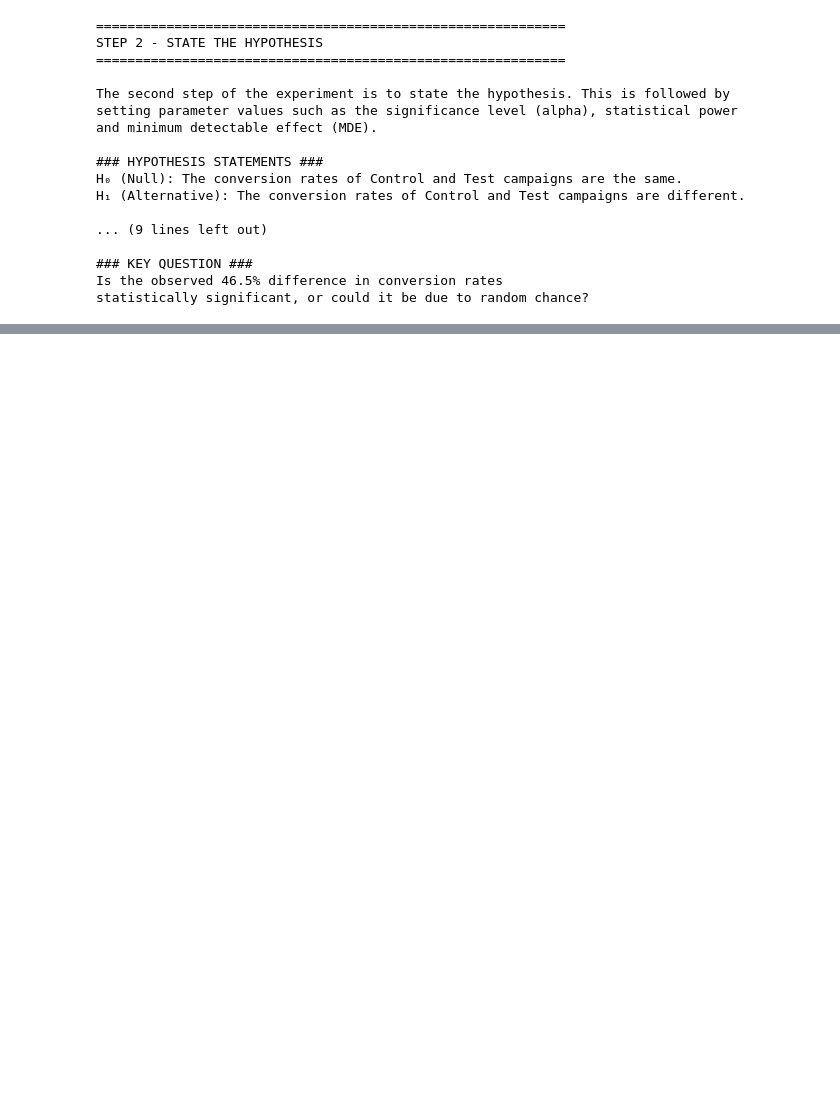
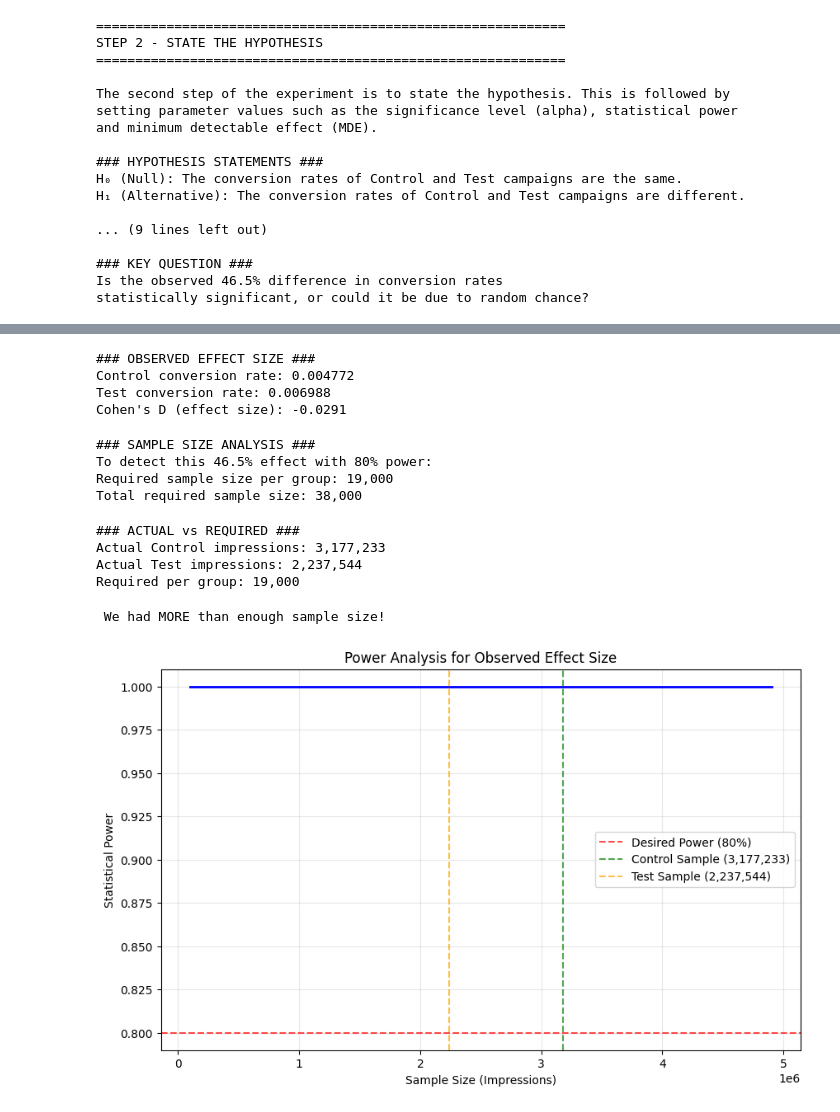
Before and after one commit to nehagovekar/marketing-campaign-ab-testing, a Jupyter notebook: marketing_campaign_ab_testing.ipynb, the cells around one changed output, grey strips where cells are left out. Drawn from its saved outputs; the diff is of its cells as text; code cells hidden in the pictures; blank space fills up the shorter version.

```diff
--- a/marketing_campaign_ab_testing.ipynb
+++ b/marketing_campaign_ab_testing.ipynb
@@ -458,0 +519,77 @@ statistically significant, or could it be due to random chance?
+# %%
+# Calculate observed effect size
+p_control = control_metrics['conversion_rate']
+p_test = test_metrics['conversion_rate']
+
+# Calculate Cohen's D for the observed difference
+cohen_D = sm.stats.proportion_effectsize(p_control, p_test)
+
+print(f"### OBSERVED EFFECT SIZE ###")
+print(f"Control conversion rate: {p_control:.6f}")
+print(f"Test conversion rate: {p_test:.6f}")
+print(f"Cohen's D (effect size): {cohen_D:.4f}")
+# %% [output]
+### OBSERVED EFFECT SIZE ###
+Control conversion rate: 0.004772
+Test conversion rate: 0.006988
+Cohen's D (effect size): -0.0291
+# %%
+# Calculate what sample size would have been needed for this effect
+alpha = 0.05
+power = 0.80
+
+n_required = tt_ind_solve_power(effect_size=cohen_D, power=power, alpha=alpha)
+n_required = int(round(n_required, -3))
+
+print(f"\n### SAMPLE SIZE ANALYSIS ###")
+print(f"To detect this {((p_test/p_control)-1)*100:.1f}% effect with 80% power:")
+print(f"Required sample size per group: {n_required:,}")
+print(f"Total required sample size: {n_required*2:,}")
+# %% [output]
+### SAMPLE SIZE ANALYSIS ###
+To detect this 46.5% effect with 80% power:
+Required sample size per group: 19,000
+Total required sample size: 38,000
+# %%
+# Compare to actual sample sizes
+actual_control_n = len(control_clean) * control_clean['num_Impressions'].mean()
+actual_test_n = len(test_clean) * test_clean['num_Impressions'].mean()
+
+print(f"\n### ACTUAL vs REQUIRED ###")
+print(f"Actual Control impressions: {control_metrics['total_impressions']:,.0f}")
+print(f"Actual Test impressions: {test_metrics['total_impressions']:,.0f}")
+print(f"Required per group: {n_required:,}")
+# %% [output]
+### ACTUAL vs REQUIRED ###
+Actual Control impressions: 3,177,233
+Actual Test impressions: 2,237,544
+Required per group: 19,000
+# %%
+if control_metrics['total_impressions'] > n_required and test_metrics['total_impressions'] > n_required:
+    print(" We had MORE than enough sample size!")
+else:
+    print(" We may have been underpowered")
+# %% [output]
+ We had MORE than enough sample size!
+# %%
+
+# Power analysis visualization
+ttest_power = TTestIndPower()
+sample_range = np.arange(100000, 5000000, 100000)
+power_curve = ttest_power.solve_power(effect_size=cohen_D, nobs1=sample_range, alpha=alpha)
+
+plt.figure(figsize=(10, 6))
+plt.plot(sample_range, power_curve, 'b-', linewidth=2)
+plt.axhline(0.8, linestyle='--', color='red', label='Desired Power (80%)', alpha=0.7)
+plt.axvline(control_metrics['total_impressions'], linestyle='--', color='green',
+            label=f'Control Sample ({control_metrics["total_impressions"]:,.0f})', alpha=0.7)
+plt.axvline(test_metrics['total_impressions'], linestyle='--', color='orange',
+            label=f'Test Sample ({test_metrics["total_impressions"]:,.0f})', alpha=0.7)
+plt.xlabel('Sample Size (Impressions)')
+plt.ylabel('Statistical Power')
+plt.title('Power Analysis for Observed Effect Size')
+plt.grid(True, alpha=0.3)
+plt.legend()
+plt.show()
+# %% [output]
+[figure, added]
```
Also changed, not shown: parts of 24 cells of this notebook.
